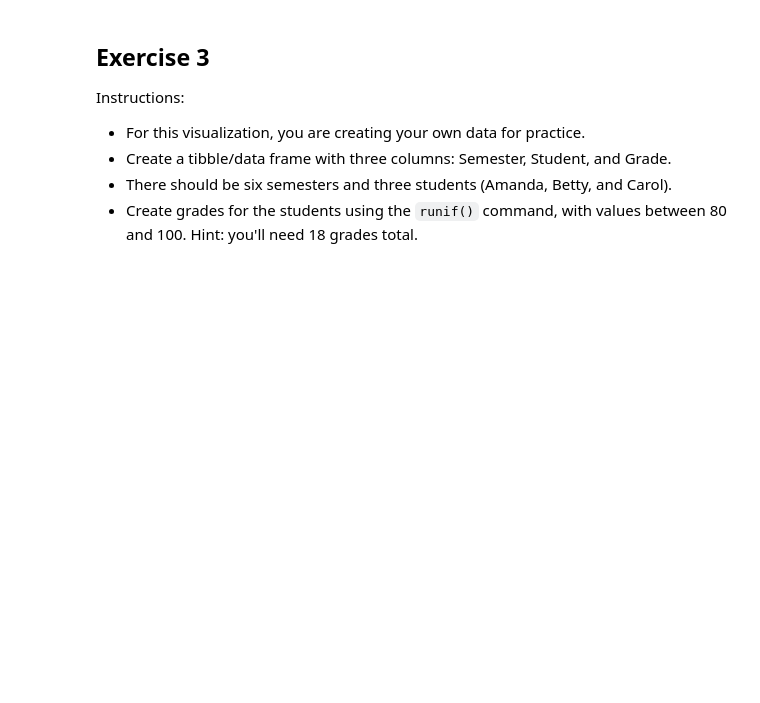
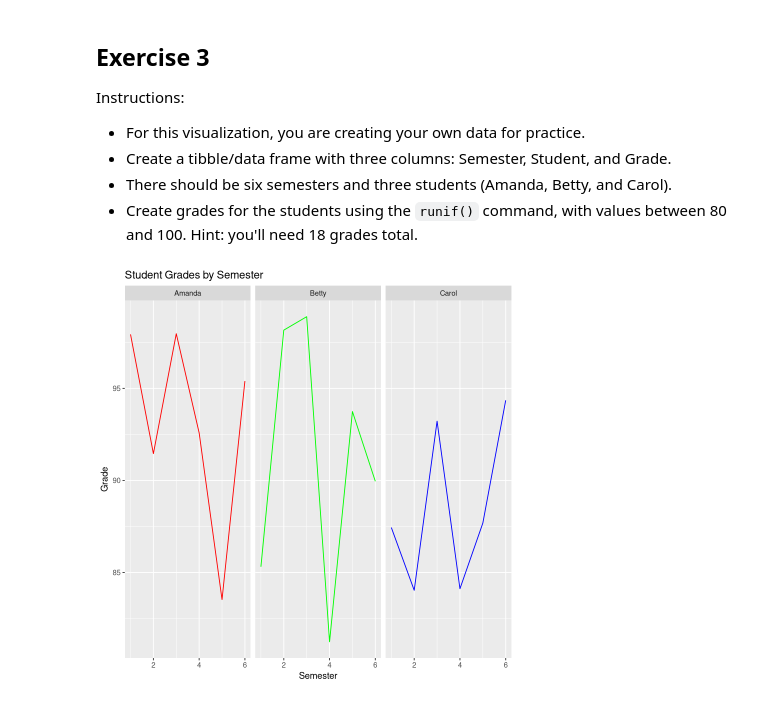
Before and after one commit to mwoitek/r-data-visualization-ggplot2, a Jupyter notebook: assignment_2/week_2_exercise.ipynb, the cells around one changed output. Cells and saved outputs as stored; diff of their text form; code cells hidden in the pictures; blank space fills up the shorter version.

```diff
--- a/assignment_2/week_2_exercise.ipynb
+++ b/assignment_2/week_2_exercise.ipynb
@@ -45,3 +100,39 @@ Instructions:
 * There should be six semesters and three students (Amanda, Betty, and Carol).
 * Create grades for the students using the `runif()` command, with values
   between 80 and 100. Hint: you'll need 18 grades total.
+# %%
+# Number of semesters:
+num_semesters <- 6
+
+# Names of the students:
+students_names <- c("Amanda", "Betty", "Carol")
+
+# Number of students:
+num_students <- length(students_names)
+
+# Create the `Semester` column:
+semester <- rep(1:num_semesters, each = num_students)
+
+# Create the `Student` column:
+student <- rep(students_names, times = num_semesters)
+
+# Create the `Grade` column:
+set.seed(0)
+grade <- runif(num_semesters * num_students, min = 80, max = 100)
+
+# Use `semester`, `student` and `grade` to create a tibble:
+data_plot_3 <- tibble(
+    "Semester" = semester,
+    "Student" = student,
+    "Grade" = grade
+)
+
+# Plot the figure:
+ggplot(data_plot_3, aes(x = Semester, y = Grade, color = Student)) +
+    geom_line() +
+    labs(x = "Semester", y = "Grade", title = "Student Grades by Semester") +
+    scale_color_manual(values = c("red", "green", "blue")) +
+    facet_wrap(vars(Student)) +
+    guides(color = FALSE)
+# %% [output]
+[figure, added]
```
Also changed, not shown: parts of 2 cells of this notebook, 3 other files.
